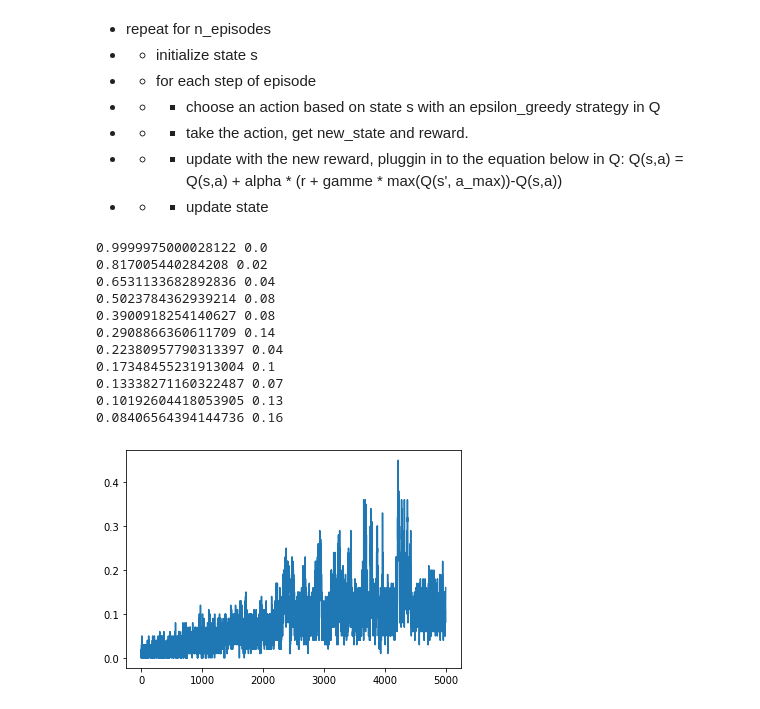
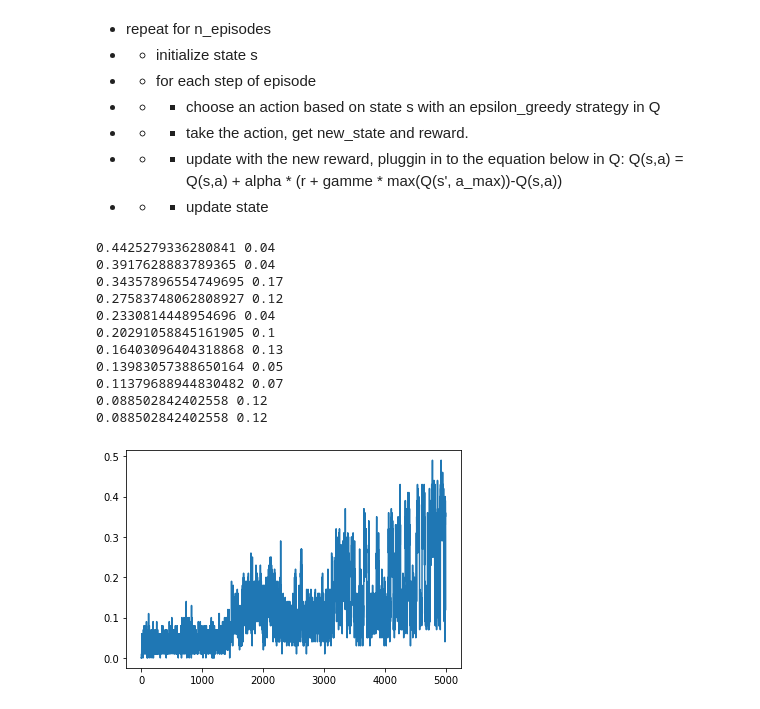
Before and after one commit to robbiemu/Modern-Reinforcement-Learning---Deep-Q-Learning-in-PyTorch, a Jupyter notebook: sección 2/exercises/frozen_lake.ipynb, the cells around one changed output. Cells and saved outputs as stored; diff of their text form; code cells hidden in the pictures.

```diff
--- a/sección 2/exercises/frozen_lake.ipynb
+++ b/sección 2/exercises/frozen_lake.ipynb
@@ -92,7 +84,7 @@ for i in range(total_episodes):
 
     scores.append(score)
 
-    if i % 10 == 0:
+    if (i + 1) % 10 == 0:
         average = np.mean(scores[-10:])
         win_pct.append(average)
 
@@ -119,7 +112,7 @@ epsilon_max = 1.0
 epsilon_min = 0.01
 # %%
 class Agent:
-    def __init__(self, Q, alpha, gamma, n_epsiodes, n_actions, epsilon_max=1.0, epsilon_min=0, epsilon_dec_mod=0.25):
+    def __init__(self, Q, alpha, gamma, n_episodes, n_actions, epsilon_max=1.0, epsilon_min=0, epsilon_dec_mod=0.125):
         """
             with a mod of 0.1, epsilon will decrement by 0.9999996 in training on 500,000 episodes.
             with a mod of 0.125, epsilon will decrement by 0.9999995 in training on 500,000 episodes, never reaching min.
@@ -133,7 +126,7 @@ class Agent:
         self.n_actions = n_actions
         self.epsilon_max = epsilon_max
         self.epsilon_min = epsilon_min
-        self.epsilon_dec = (1-(1/n_epsiodes) * epsilon_dec_mod) ** 2
+        self.epsilon_dec = (1-(1/n_episodes) * epsilon_dec_mod) ** 2
         self.epsilon = epsilon_max
         self.state = None
 
@@ -145,7 +138,7 @@ class Agent:
         if random.uniform(0,1) < self.epsilon: # explore - random action
             action = np.random.choice([i for i in range(self.n_actions)])
         else: # exploit - a_max in Q at state
-            action = np.argmax([self.Q[(state, a)] for a in range(self.n_actions)])
+            action = np.argmax([self.Q[state, a] for a in range(self.n_actions)])
         return action
 
     def update(self, state, action, reward):
@@ -164,41 +157,41 @@ class Agent:
 Q(s,a) = Q(s,a) + alpha * (r + gamme * max(Q(s', a_max))-Q(s,a))
 - - - update state
 # %%
-agent = Agent(Q, alpha, gamma, total_episodes, env.action_space.n, epsilon_max, epsilon_min, epsilon_dec_mod=0.125)
+agent = Agent(Q, alpha, gamma, total_episodes, env.action_space.n, epsilon_max, epsilon_min)
 win_pct = []
 scores = []
 
 for i in range(total_episodes):
     state = env.reset()
     score = 0
     done = False
     while not done:
         next_action = agent.select_action()
         state, reward, done, info = env.step(next_action)
         agent.update(state, next_action, reward)
         score += reward
 
     scores.append(score)
 
-    if i % 100 == 0:
+    if (i + 1) % 100 == 0:
         average = np.mean(scores[-100:])
         win_pct.append(average)
-    if i % (total_episodes * 0.1) == 0:
+    if (i + 1) % (total_episodes * 0.1) == 0:
         print(agent.epsilon, average)
 print(agent.epsilon, average)
 
 plt.plot(win_pct)
 plt.show()
 # %% [output]
-0.9999975000028122 0.0
-0.817005440284208 0.02
-0.6531133682892836 0.04
-0.5023784362939214 0.08
-0.3900918254140627 0.08
-0.2908866360611709 0.14
-0.22380957790313397 0.04
-0.17348455231913004 0.1
-0.13338271160322487 0.07
-0.10192604418053905 0.13
-0.08406564394144736 0.16
+0.4425279336280841 0.04
+0.3917628883789365 0.04
+0.34357896554749695 0.17
+0.27583748062808927 0.12
+0.2330814448954696 0.04
+0.20291058845161905 0.1
+0.16403096404318868 0.13
+0.13983057388650164 0.05
+0.11379688944830482 0.07
+0.088502842402558 0.12
+0.088502842402558 0.12
-[figure, old version]
+[figure, new version]
```
Also changed, not shown: parts of 6 cells of this notebook.
